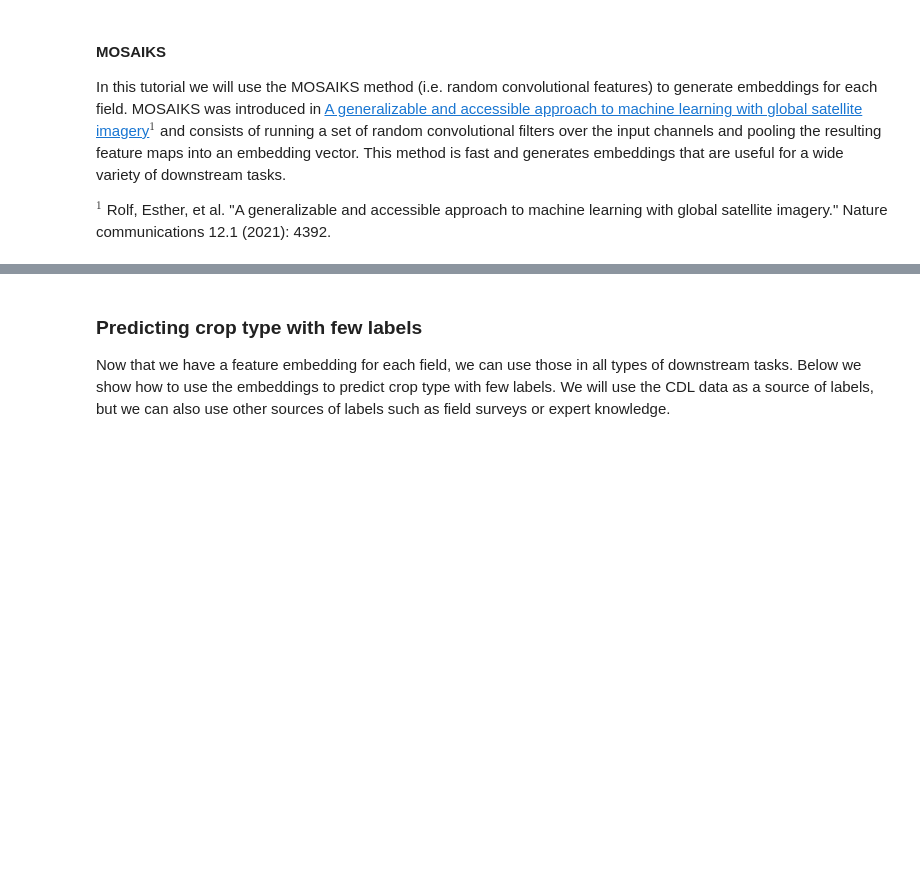
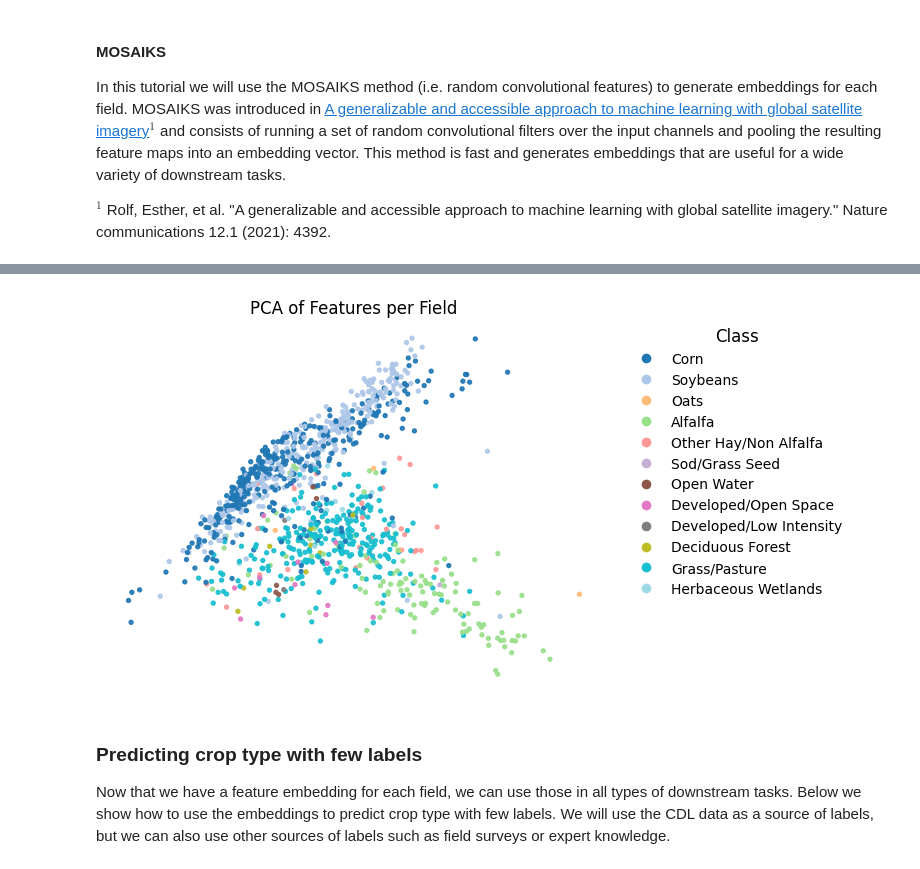
Before and after one commit to fieldsoftheworld/neurips2025-ccai-tutorial, a Jupyter notebook: 0.0-agriculture-monitoring-with-ftw.ipynb, the cells around one changed output, grey strips where cells are left out. Cells and saved outputs as stored; diff of their text form; code cells hidden in the pictures; blank space fills up the shorter version.

```diff
--- a/0.0-agriculture-monitoring-with-ftw.ipynb
+++ b/0.0-agriculture-monitoring-with-ftw.ipynb
@@ -510,0 +485,3 @@ TODO Caleb add supporting text
+# %%
+pca = PCA(n_components=3, whiten=True, random_state=0)
+features_per_field_scaled = pca.fit_transform(features_per_field)
@@ -545,3 +529,6 @@ with rasterio.open(f"data/cdl/{year}_30m_cdls.tif") as f:
 
 majority_class_vals = np.array(majority_class_vals)
 majority_class_percents = np.array(majority_class_percents)
+# %%
+encoder = LabelEncoder()
+majority_class_vals_squashed = encoder.fit_transform(majority_class_vals)
@@ -548,3 +540,51 @@ majority_class_percents = np.array(majority_class_percents)
+# %%
+plt.figure()
+ax = plt.gca()
+
+cmap = plt.cm.tab20
+norm = mpl.colors.Normalize(vmin=majority_class_vals_squashed.min(), vmax=majority_class_vals_squashed.max())
+
+scatter = plt.scatter(
+    features_per_field_scaled[:, 0],
+    features_per_field_scaled[:, 1],
+    c=majority_class_vals_squashed,
+    s=8,
+    cmap=cmap,
+    alpha=0.9,
+    norm=norm
+)
+
+handles = []
+unique_classes = np.unique(majority_class_vals_squashed)
+for i, val in enumerate(unique_classes):
+    handles.append(
+        plt.Line2D(
+            [0], [0],
+            marker='o',
+            color='w',
+            label=class_names[i],
+            markerfacecolor=cmap(norm(val)),
+            markersize=8
+        )
+    )
+
+plt.legend(
+    handles=handles,
+    title="Class",
+    bbox_to_anchor=(1.05, 1),
+    loc='upper left',
+    borderaxespad=0.0,
+    frameon=False,
+    title_fontsize='large',
+)
+plt.xlabel("PCA Component 1")
+plt.ylabel("PCA Component 2")
+plt.title("PCA of Features per Field")
+plt.axis("off")
+plt.show()
+plt.close()
+# %% [output]
+[figure, added]
 # %% [markdown]
 ### Predicting crop type with few labels
 
```
Also changed, not shown: parts of 15 cells of this notebook, 1 other file.
